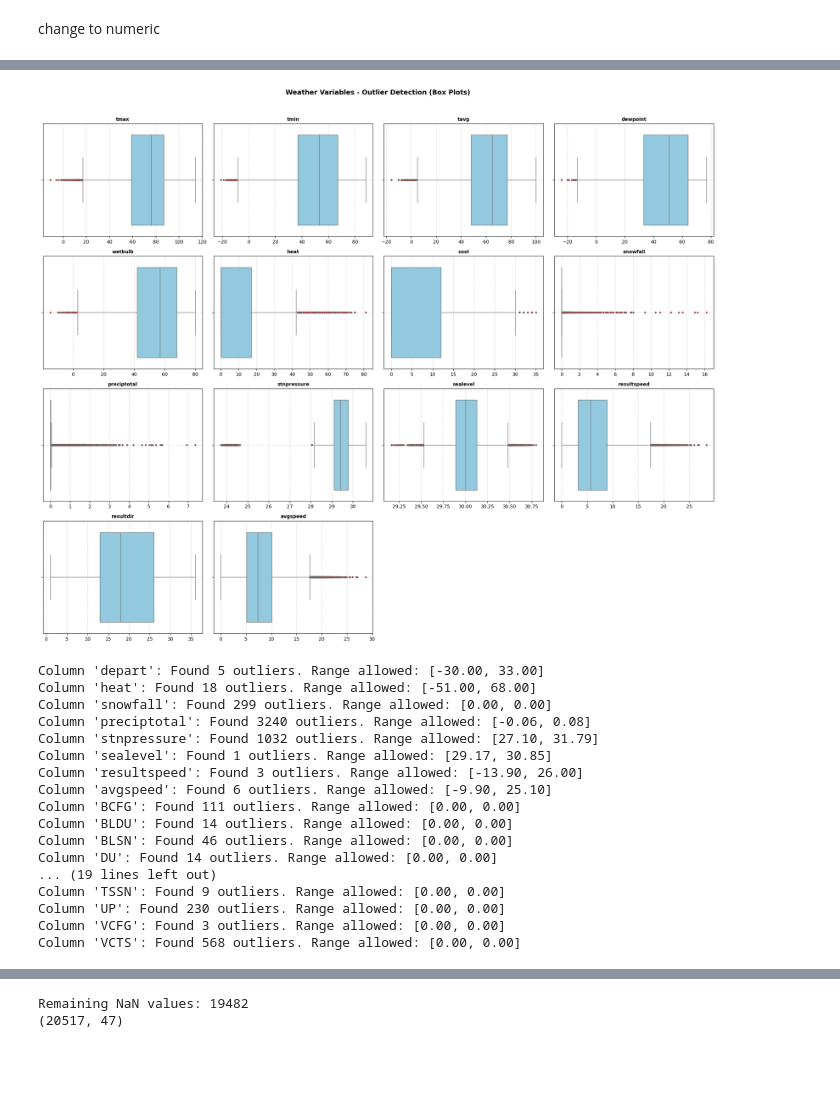
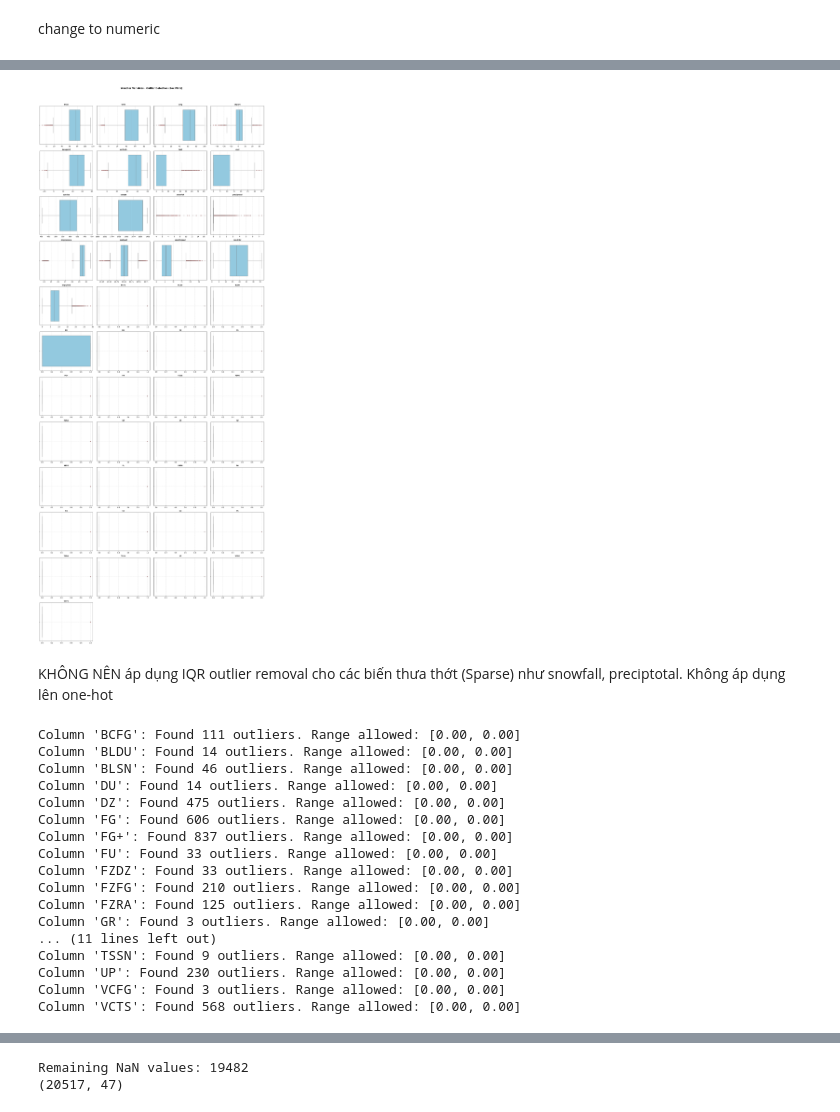
Before and after one commit to T-Sunm/sales_forecasting_xai, a Jupyter notebook: notebooks/wallmart_data/01_preprocessing.ipynb, the cells around one changed output, grey strips where cells are left out. Saved outputs shown, nothing was run; the diff lists cells and outputs as text; code cells hidden in the pictures; blank space fills up the shorter version.

```diff
--- a/notebooks/wallmart_data/01_preprocessing.ipynb
+++ b/notebooks/wallmart_data/01_preprocessing.ipynb
@@ -32,15 +32,15 @@ from data_generator.data_generator import check_missing_values
 from utils.plots import plot_sales, plot_weather_boxplots
 from utils.utils import correct_outliers, fill_missing_values,fill_missing_values_grouped, get_sample_stores, analyze_product_distribution, correct_weather_outliers
 # %%
-DATA_DIR = "../../data"
+DATA_DIR = "../../data/"
 # %% [markdown]
 ## Load data
 # %%
 # Load datasets
-df_sales_train = pd.read_csv(os.path.join(DATA_DIR, "train.csv"))
-df_sales_test = pd.read_csv(os.path.join(DATA_DIR, "test.csv"))
-df_weather = pd.read_csv(os.path.join(DATA_DIR, "weather.csv"))
-df_key = pd.read_csv(os.path.join(DATA_DIR, "key.csv"))
+df_sales_train = pd.read_csv(os.path.join(DATA_DIR, "data_raw/train.csv"))
+df_sales_test = pd.read_csv(os.path.join(DATA_DIR, "data_raw/test.csv"))
+df_weather = pd.read_csv(os.path.join(DATA_DIR, "data_raw/weather.csv"))
+df_key = pd.read_csv(os.path.join(DATA_DIR, "data_raw/key.csv"))
 # %% [markdown]
 ## Clean sales data
 # %%
@@ -404,28 +436,38 @@ memory usage: 7.4 MB
 # %%
-weather_cols = ['tmax', 'tmin', 'tavg', 'dewpoint', 'wetbulb', 'heat', 'cool',
-                'snowfall', 'preciptotal', 'stnpressure', 'sealevel', 'resultspeed', 'resultdir', 'avgspeed']
+exclude_cols = ['station_nbr', 'date']
+weather_cols = [col for col in df_weather_processed.columns if col not in exclude_cols]
 
 plot_weather_boxplots(df_weather_processed, weather_cols, ncols=4)
 # %% [output]
-[figure, old version]
+[figure, new version]
+# %% [markdown]
+KHÔNG NÊN áp dụng IQR outlier removal cho các biến thưa thớt (Sparse) như snowfall, preciptotal.
+Không áp dụng lên one-hot
 # %%
-exclude_cols = ['station_nbr', 'date']
-weather_cols = [col for col in df_weather_processed.columns if col not in exclude_cols]
-df_weather_processed = correct_weather_outliers(df_weather_processed, weather_cols, method='iqr', factor=3)
+cols_to_fix_outliers = [
+    'tmax', 'tmin', 'tavg', 'depart', 'dewpoint', 'wetbulb',
+    'heat', 'cool', 'sunrise', 'sunset', 'stnpressure',
+    'sealevel', 'resultspeed', 'resultdir', 'avgspeed'
+]
+
+valid_cols = [col for col in cols_to_fix_outliers if col in df_weather_processed.columns]
+
+# Chạy hàm
+df_weather_processed = correct_weather_outliers(df_weather_processed, valid_cols, method='iqr', factor=3)
 # %% [output]
-Column 'depart': Found 5 outliers. Range allowed: [-30.00, 33.00]
-Column 'heat': Found 18 outliers. Range allowed: [-51.00, 68.00]
-Column 'snowfall': Found 299 outliers. Range allowed: [0.00, 0.00]
-Column 'preciptotal': Found 3240 outliers. Range allowed: [-0.06, 0.08]
-Column 'stnpressure': Found 1032 outliers. Range allowed: [27.10, 31.79]
-Column 'sealevel': Found 1 outliers. Range allowed: [29.17, 30.85]
-Column 'resultspeed': Found 3 outliers. Range allowed: [-13.90, 26.00]
-Column 'avgspeed': Found 6 outliers. Range allowed: [-9.90, 25.10]
 Column 'BCFG': Found 111 outliers. Range allowed: [0.00, 0.00]
 Column 'BLDU': Found 14 outliers. Range allowed: [0.00, 0.00]
 Column 'BLSN': Found 46 outliers. Range allowed: [0.00, 0.00]
 Column 'DU': Found 14 outliers. Range allowed: [0.00, 0.00]
-... (19 lines left out)
+Column 'DZ': Found 475 outliers. Range allowed: [0.00, 0.00]
+Column 'FG': Found 606 outliers. Range allowed: [0.00, 0.00]
+Column 'FG+': Found 837 outliers. Range allowed: [0.00, 0.00]
+Column 'FU': Found 33 outliers. Range allowed: [0.00, 0.00]
+Column 'FZDZ': Found 33 outliers. Range allowed: [0.00, 0.00]
+Column 'FZFG': Found 210 outliers. Range allowed: [0.00, 0.00]
+Column 'FZRA': Found 125 outliers. Range allowed: [0.00, 0.00]
+Column 'GR': Found 3 outliers. Range allowed: [0.00, 0.00]
+... (11 lines left out)
 Column 'TSSN': Found 9 outliers. Range allowed: [0.00, 0.00]
 Column 'UP': Found 230 outliers. Range allowed: [0.00, 0.00]
 Column 'VCFG': Found 3 outliers. Range allowed: [0.00, 0.00]
```
Also changed, not shown: parts of 4 cells of this notebook, 9 other files.
